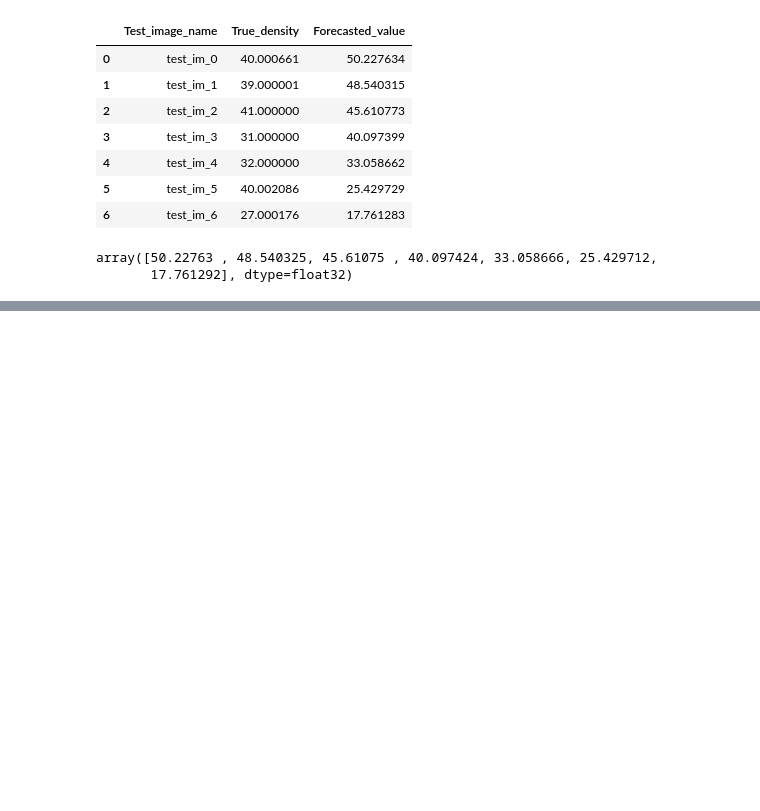
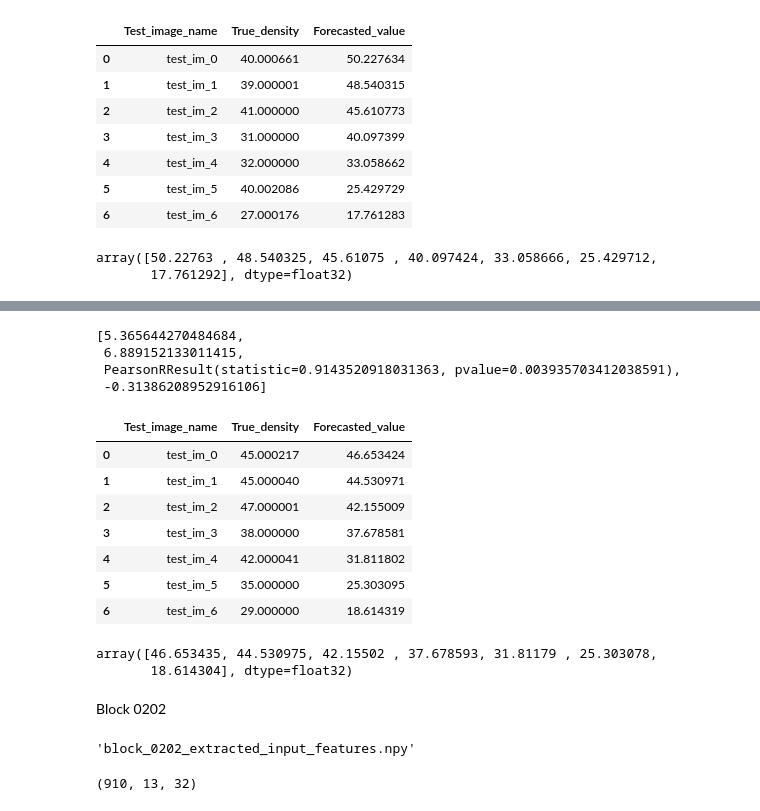
Before and after one commit to Gayara-Fernando/seq_2_seq, a Jupyter notebook: 8_inference_basemodel1_stage2.ipynb, the cells around one changed output, grey strips where cells are left out. Drawn from its saved outputs; the diff is of its cells as text; code cells hidden in the pictures; blank space fills up the shorter version.

```diff
--- a/8_inference_basemodel1_stage2.ipynb
+++ b/8_inference_basemodel1_stage2.ipynb
@@ -342,0 +538,3 @@ array([50.22763 , 48.540325, 45.61075 , 40.097424, 33.058666, 25.429712,
+# %%
+# Do this for a single block of data?
+loaded_test_features_0201 = np.load(os.path.join(test_features_location, all_test_featurefile_names[4]))
@@ -342,0 +545,4 @@ array([50.22763 , 48.540325, 45.61075 , 40.097424, 33.058666, 25.429712,
+# %%
+pred_vals_test_0201 = basemodel1_stage2.predict(loaded_test_features_0201)
+# reshape the predicted value, get rid of the final dimension
+pred_vals_test_0201 = pred_vals_test_0201.reshape(pred_vals_test_0201.shape[0], pred_vals_test_0201.shape[1])
@@ -342,0 +559,2 @@ array([50.22763 , 48.540325, 45.61075 , 40.097424, 33.058666, 25.429712,
+# %%
+preds_block_0201, metrics_0201, preds_df_0201 = get_final_forecasted_and_true_values(pred_vals_test_0201, image_height, image_width, 30, 30, all_test_csv_files[4])
@@ -342,0 +571,30 @@ array([50.22763 , 48.540325, 45.61075 , 40.097424, 33.058666, 25.429712,
+# %%
+metrics_0201
+# %% [output]
+[5.365644270484684,
+ 6.889152133011415,
+ PearsonRResult(statistic=0.9143520918031363, pvalue=0.003935703412038591),
+ -0.31386208952916106]
+# %%
+preds_df_0201
+# %% [output]
+|  | Test_image_name | True_density | Forecasted_value |
+| 0 | test_im_0 | 45.000217 | 46.653424 |
+| 1 | test_im_1 | 45.000040 | 44.530971 |
+| 2 | test_im_2 | 47.000001 | 42.155009 |
+| 3 | test_im_3 | 38.000000 | 37.678581 |
+| 4 | test_im_4 | 42.000041 | 31.811802 |
+| 5 | test_im_5 | 35.000000 | 25.303095 |
+| 6 | test_im_6 | 29.000000 | 18.614319 |
+# %%
+# alt method of getting preds - windows are not overlapping
+np.sum(pred_vals_test_0201, axis = 0)
+# %% [output]
+array([46.653435, 44.530975, 42.15502 , 37.678593, 31.81179 , 25.303078,
+       18.614304], dtype=float32)
+# %% [markdown]
+Block 0202
+# %%
+all_test_featurefile_names[5]
+# %% [output]
+'block_0202_extracted_input_features.npy'
@@ -342,0 +604,4 @@ array([50.22763 , 48.540325, 45.61075 , 40.097424, 33.058666, 25.429712,
+# %%
+loaded_test_features_0202.shape
+# %% [output]
+(910, 13, 32)
```
Also changed, not shown: parts of 141 cells of this notebook.
